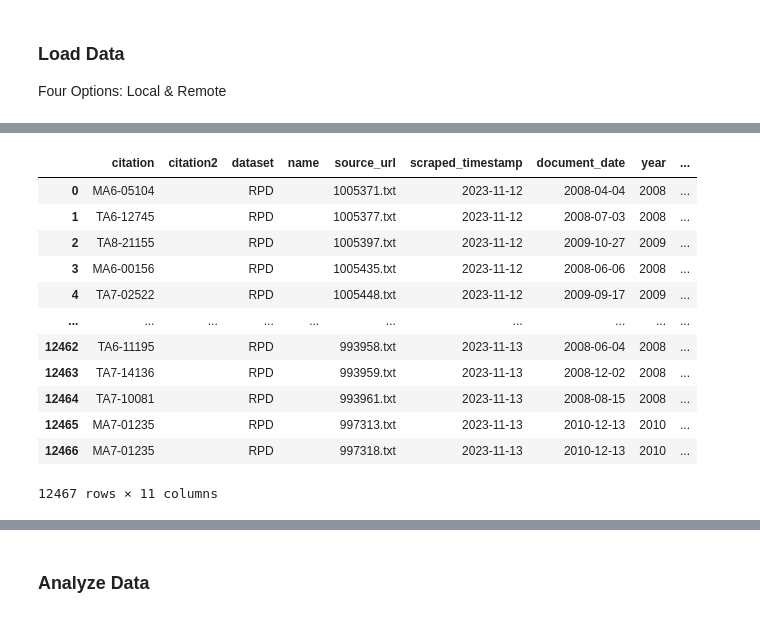
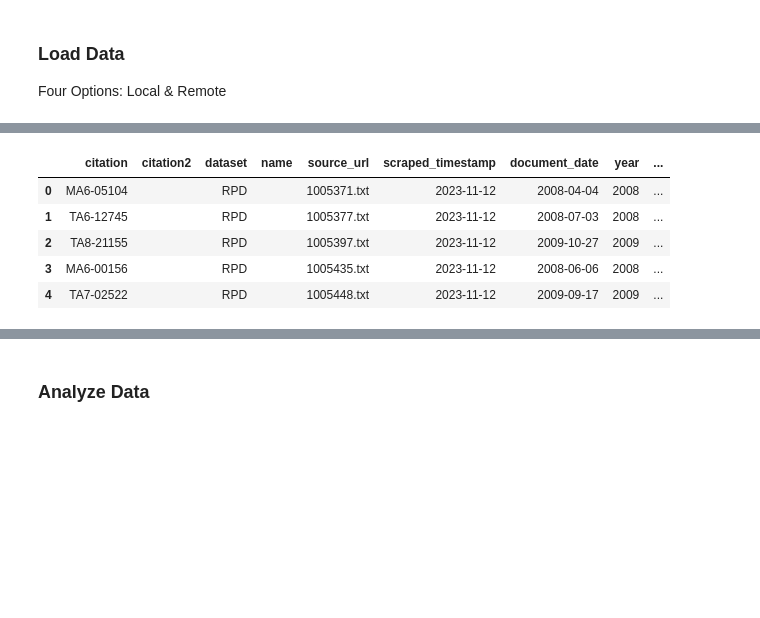
Before and after one commit to Refugee-Law-Lab/rpd_bulk_data, a Jupyter notebook: load_and_analyze_rpd_cases.ipynb, the cells around one changed output, grey strips where cells are left out. Cells and saved outputs as stored; diff of their text form; code cells hidden in the pictures; blank space fills up the shorter version.

```diff
--- a/load_and_analyze_rpd_cases.ipynb
+++ b/load_and_analyze_rpd_cases.ipynb
@@ -76,34 +69,27 @@ df
 # %%
 # OPTION 2: Load parquet data remotely from Huggingface without cloning repo
 import pandas as pd
 import requests
 from io import BytesIO
 
 url = 'https://huggingface.co/datasets/refugee-law-lab/canadian-legal-data/resolve/main/RPD/train.parquet'
 
 # load data
 results = requests.get(url)
 
 # convert to dataframe
 df = pd.read_parquet(BytesIO(results.content))
 
-df
+df.head()
 
 # (if code fails, add engine='pyarrow' to read_parquet() function)
 # %% [output]
 |  | citation | citation2 | dataset | name | source_url | scraped_timestamp | document_date | year | ... |
 | 0 | MA6-05104 |  | RPD |  | 1005371.txt | 2023-11-12 | 2008-04-04 | 2008 | ... |
 | 1 | TA6-12745 |  | RPD |  | 1005377.txt | 2023-11-12 | 2008-07-03 | 2008 | ... |
 | 2 | TA8-21155 |  | RPD |  | 1005397.txt | 2023-11-12 | 2009-10-27 | 2009 | ... |
 | 3 | MA6-00156 |  | RPD |  | 1005435.txt | 2023-11-12 | 2008-06-06 | 2008 | ... |
 | 4 | TA7-02522 |  | RPD |  | 1005448.txt | 2023-11-12 | 2009-09-17 | 2009 | ... |
-| ... | ... | ... | ... | ... | ... | ... | ... | ... | ... |
-| 12462 | TA6-11195 |  | RPD |  | 993958.txt | 2023-11-13 | 2008-06-04 | 2008 | ... |
-| 12463 | TA7-14136 |  | RPD |  | 993959.txt | 2023-11-13 | 2008-12-02 | 2008 | ... |
-| 12464 | TA7-10081 |  | RPD |  | 993961.txt | 2023-11-13 | 2008-08-15 | 2008 | ... |
-| 12465 | MA7-01235 |  | RPD |  | 997313.txt | 2023-11-13 | 2010-12-13 | 2010 | ... |
-| 12466 | MA7-01235 |  | RPD |  | 997318.txt | 2023-11-13 | 2010-12-13 | 2010 | ... |
-12467 rows × 11 columns
 # %%
 # OPTION 3: Load data remotely from GitHub without cloning repo
 # Note: load time varies depending on internet connection (approx 600 MB of data for all years/languages)
```
Also changed, not shown: parts of 4 cells of this notebook.
